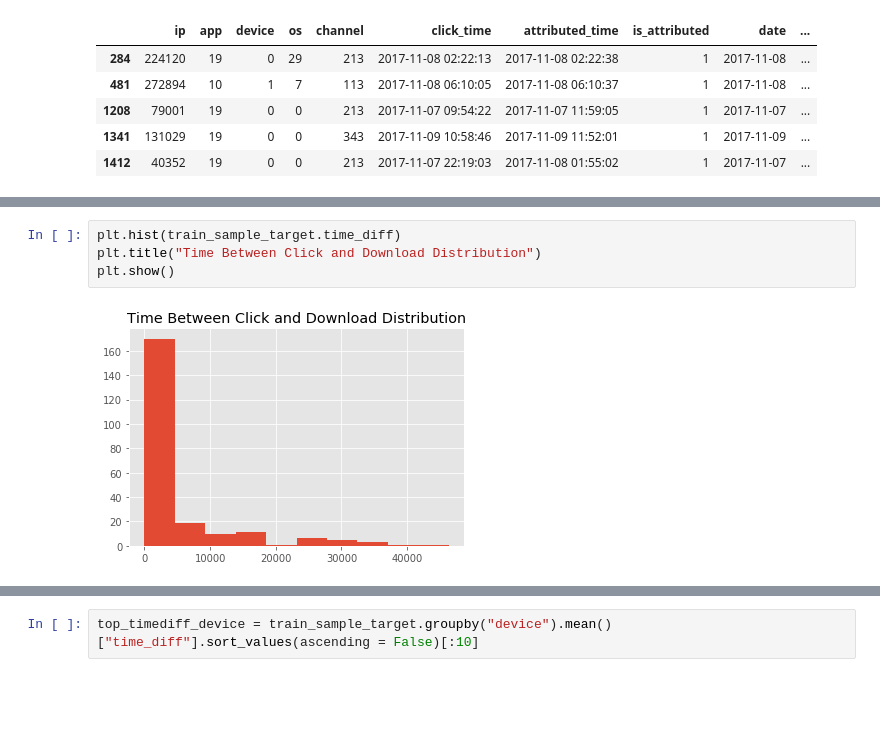
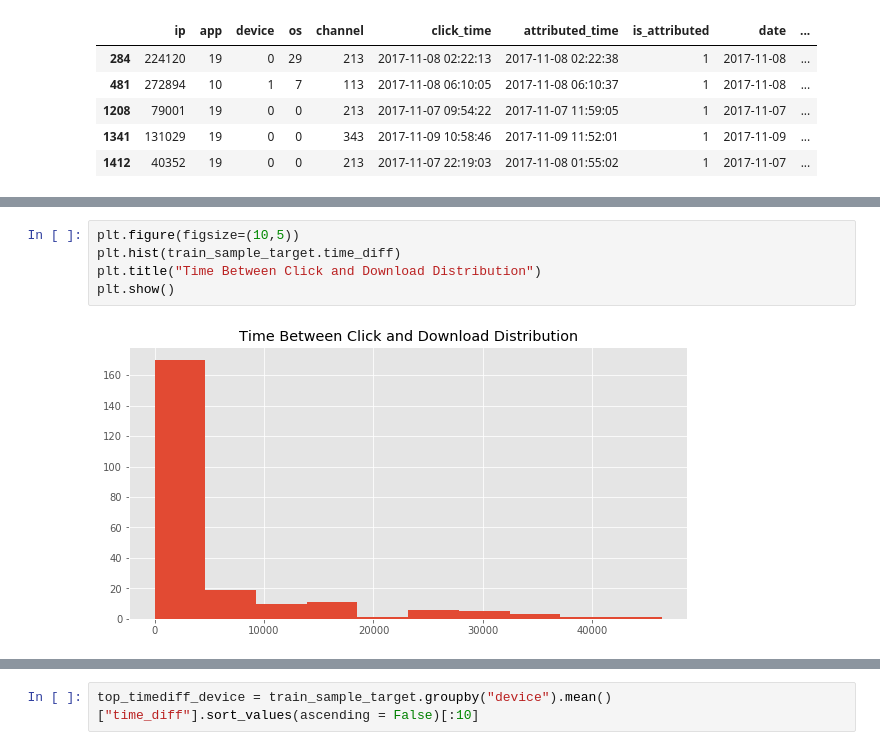
Before and after one commit to madhavthaker/AdTrackingFraudDetection, a Jupyter notebook: EDA.ipynb, the cells around one changed output, grey strips where cells are left out. Drawn from its saved outputs; the diff is of its cells as text; blank space fills up the shorter version.

```diff
--- a/EDA.ipynb
+++ b/EDA.ipynb
@@ -115,8 +125,9 @@ plt.show()
 # %%
+plt.figure(figsize=(10,5))
 plt.hist(train_sample_target.time_diff)
 plt.title("Time Between Click and Download Distribution")
 plt.show()
 # %% [output]
-[figure, old version]
+[figure, new version]
 # %%
 for i in ["app","device","os","channel"]:
```
Also changed, not shown: parts of 10 cells of this notebook.
